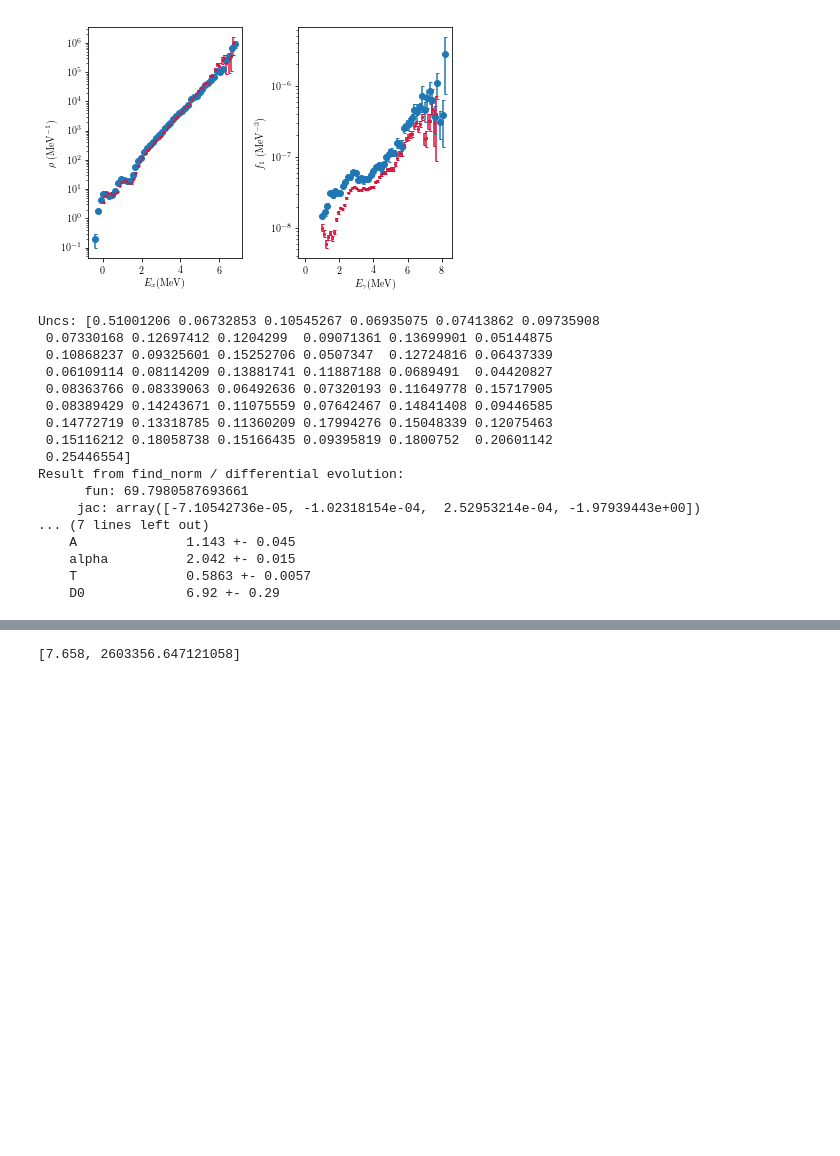
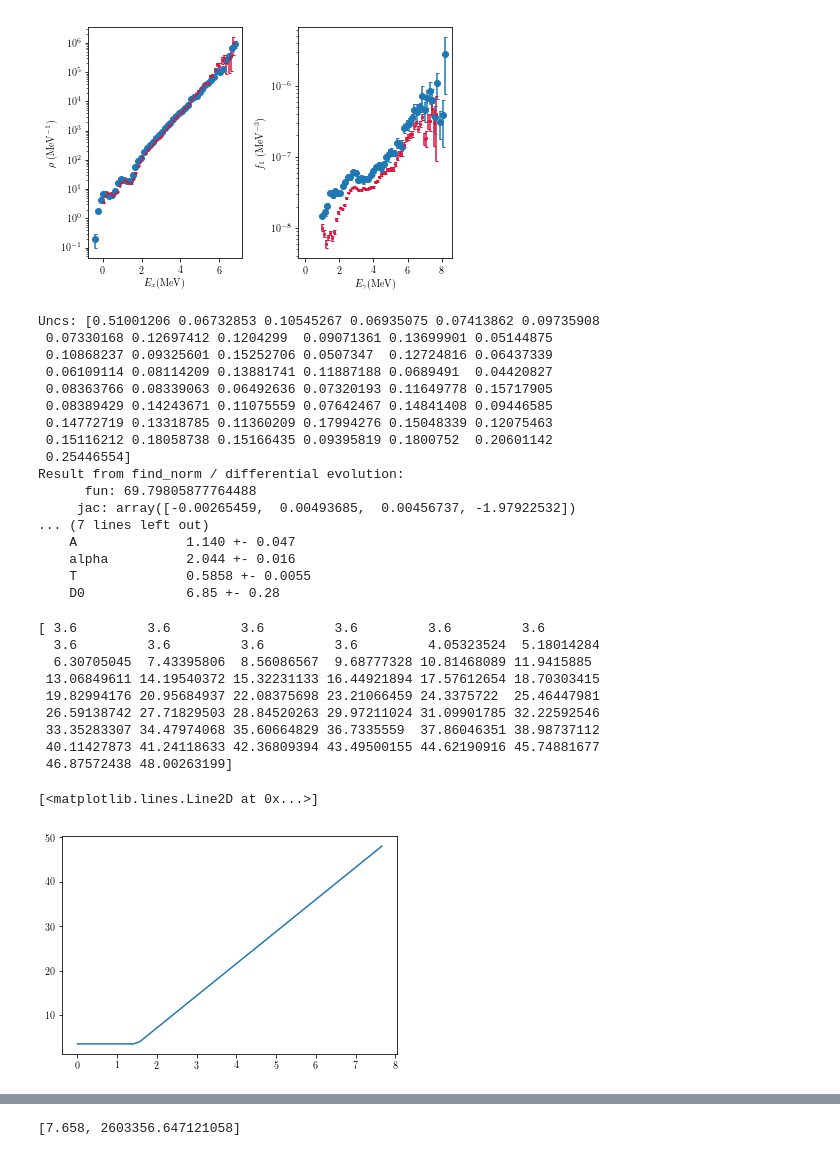
Before and after one commit to fzeiser/oslo_method_python, a Jupyter notebook: notebooks/develop.ipynb, the cells around one changed output, grey strips where cells are left out. Cells and saved outputs as stored; diff of their text form; code cells hidden in the pictures; blank space fills up the shorter version.

```diff
--- a/notebooks/develop.ipynb
+++ b/notebooks/develop.ipynb
@@ -238,13 +238,14 @@ plt.plot()
 [figure]
 # %%
 # find_norm
+Sn = 7.658
 
 pnld_norm = {}
 pnld_norm["E1_low"] = 1.
 pnld_norm["E2_low"] = 2.
 pnld_norm["E1_high"] = 3.5
 pnld_norm["E2_high"] = 6.5
-pnld_norm["nld_Sn"] = np.array([7.658, 2.36e6])
+pnld_norm["nld_Sn"] = np.array([Sn, 2.36e6])
 pnld_ext = {} # automatically found for CT
 pnld_ext["ext_range"] = np.array([6.,8.]) # extrapolation range
 fname_discretes = "Dy164/data/discrete_levels.txt"
@@ -253,8 +254,11 @@ pspin = {}
 
 ## normalization of the gsf
 # choose a spincut model and give it's parameters
-pspin["spincutModel"]="EB05"
-pspin["spincutPars"]={"mass":164, "NLDa":17.75, "Eshift":0.38} # some dummy values
+#pspin["spincutModel"]="EB05"
+#pspin["spincutPars"]={"mass":164, "NLDa":17.75, "Eshift":0.38} # some dummy values
+pspin["spincutModel"]="Disc_and_EB05"
+pspin["spincutPars"]={"mass":164, "NLDa":17.75, "Eshift":0.38,
+                      "Sn":Sn, "sigma2_disc":[1.5,3.6]}
 
 # input parameters:
 # Emid_Eg, rho_in, T_in in MeV, MeV^-1, 1
@@ -264,7 +268,7 @@ pspin["spincutPars"]={"mass":164, "NLDa":17.75, "Eshift":0.38} # some dummy valu
 # Sn in MeV
 pspin["J_target"] = 5/2
 pspin["Gg"] = 113 # meV
-pspin["Sn"] = 7.658 # MeV
+pspin["Sn"] = Sn # MeV
 D0 = np.array([6.8,0.3]) # eV, format:[mean, std] (of the A-1 nucleus(!))
 
 rho_initial_mean = np.mean([vec.values for vec in rho_ens_initial], axis=0)
@@ -302,13 +306,31 @@ Uncs: [0.51001206 0.06732853 0.10545267 0.06935075 0.07413862 0.09735908
  0.15116212 0.18058738 0.15166435 0.09395819 0.1800752  0.20601142
  0.25446554]
 Result from find_norm / differential evolution:
-      fun: 69.7980587693661
-     jac: array([-7.10542736e-05, -1.02318154e-04,  2.52953214e-04, -1.97939443e+00])
+      fun: 69.79805877764488
+     jac: array([-0.00265459,  0.00493685,  0.00456737, -1.97922532])
 ... (7 lines left out)
-    A              1.143 +- 0.045
-    alpha          2.042 +- 0.015
-    T              0.5863 +- 0.0057
-    D0             6.92 +- 0.29
+    A              1.140 +- 0.047
+    alpha          2.044 +- 0.016
+    T              0.5858 +- 0.0055
+    D0             6.85 +- 0.28
+# %%
+Ex = np.linspace(0,Sn)
+sigma2 = om.SpinFunctions(Ex=Ex, J=None, model=pspin["spincutModel"],
+                             pars=pspin["spincutPars"]).get_sigma2()
+print(sigma2)
+plt.plot(Ex, sigma2)
+# %% [output]
+[ 3.6         3.6         3.6         3.6         3.6         3.6
+  3.6         3.6         3.6         3.6         4.05323524  5.18014284
+  6.30705045  7.43395806  8.56086567  9.68777328 10.81468089 11.9415885
+ 13.06849611 14.19540372 15.32231133 16.44921894 17.57612654 18.70303415
+ 19.82994176 20.95684937 22.08375698 23.21066459 24.3375722  25.46447981
+ 26.59138742 27.71829503 28.84520263 29.97211024 31.09901785 32.22592546
+ 33.35283307 34.47974068 35.60664829 36.7335559  37.86046351 38.98737112
+ 40.11427873 41.24118633 42.36809394 43.49500155 44.62190916 45.74881677
+ 46.87572438 48.00263199]
+[<matplotlib.lines.Line2D at 0x...>]
+[figure, added]
 # %%
 makePlot = True
 interactive = True
```
Also changed, not shown: parts of 2 cells of this notebook, 1 other file.
